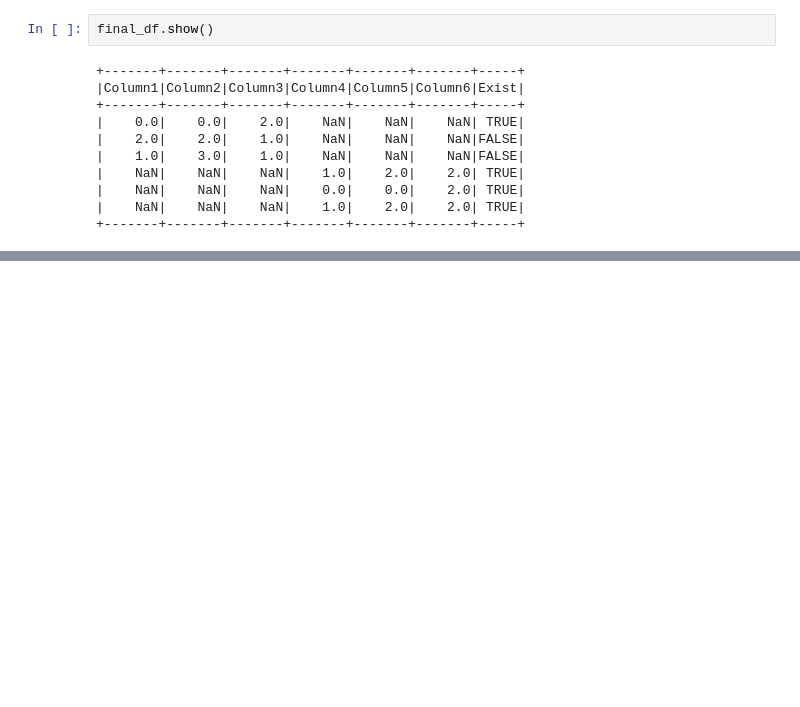
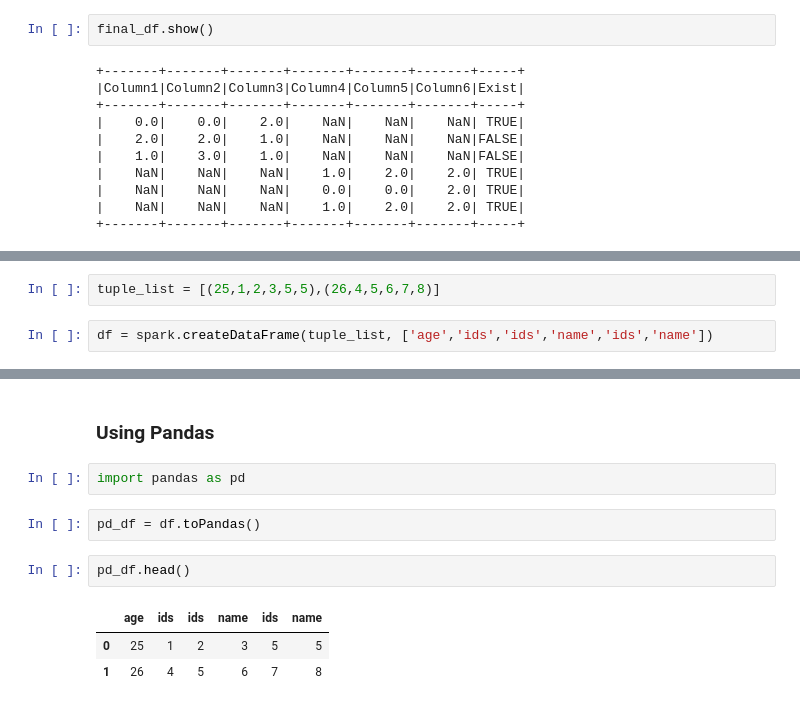
Before and after one commit to PDahal2871/Pyspark, a Jupyter notebook: Pyspark.ipynb, the cells around one changed output, grey strips where cells are left out. Cells and saved outputs as stored; diff of their text form; blank space fills up the shorter version.

```diff
--- a/Pyspark.ipynb
+++ b/Pyspark.ipynb
@@ -966,0 +969,4 @@ final_df.show()
+# %%
+tuple_list = [(25,1,2,3,5,5),(26,4,5,6,7,8)]
+# %%
+df = spark.createDataFrame(tuple_list, ['age','ids','ids','name','ids','name'])
@@ -966,0 +982,12 @@ final_df.show()
+# %% [markdown]
+### Using Pandas
+# %%
+import pandas as pd
+# %%
+pd_df = df.toPandas()
+# %%
+pd_df.head()
+# %% [output]
+|  | age | ids | ids | name | ids | name |
+| 0 | 25 | 1 | 2 | 3 | 5 | 5 |
+| 1 | 26 | 4 | 5 | 6 | 7 | 8 |
```
Also changed, not shown: parts of 6 cells of this notebook.
